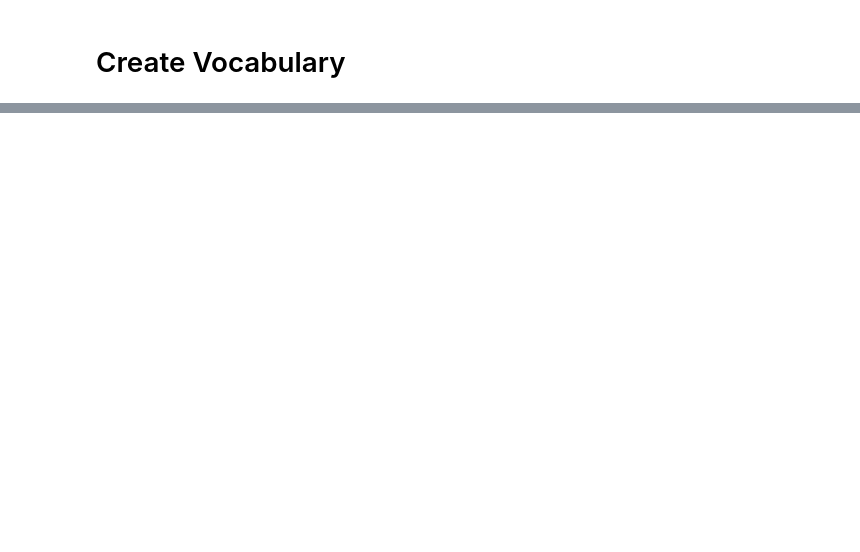
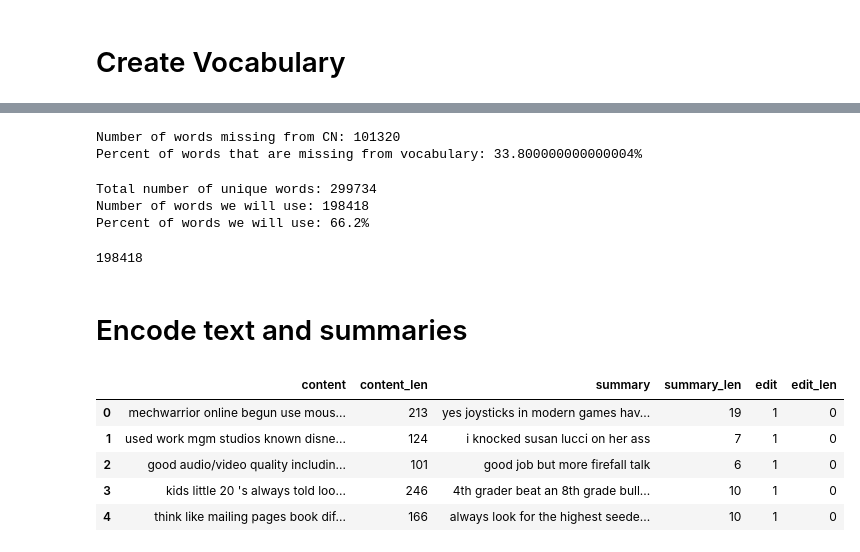
Before and after one commit to kylejcaron/Text_Summarization, a Jupyter notebook: modeling.ipynb, the cells around one changed output, grey strips where cells are left out. Cells and saved outputs as stored; diff of their text form; code cells hidden in the pictures; blank space fills up the shorter version.

```diff
--- a/modeling.ipynb
+++ b/modeling.ipynb
@@ -230,0 +234,80 @@ len(vocab)
+# %%
+# Find the number of words that are missing from CN, and are used more than our threshold.
+missing_words = 0
+threshold = 20
+
+for word, count in vocab.items():
+    if word not in glove_embeddings:
+        missing_words += 1
+
+missing_ratio = round(missing_words/len(vocab),4)*100
+
+print("Number of words missing from glove embeddings:", missing_words)
+print("Percent of words that are missing from vocabulary: {}%".format(missing_ratio))
+# %% [output]
+Number of words missing from CN: 101320
+Percent of words that are missing from vocabulary: 33.800000000000004%
+# %%
+# Limit the vocab that we will use to words that appear ≥ threshold or are in GloVe
+
+#dictionary to convert words to integers
+vocab_to_int = {}
+
+value = 0
+for word, _ in vocab.items():
+    if word in glove_embeddings:
+        vocab_to_int[word] = value
+        value += 1
+
+# Special tokens that will be added to our vocab
+codes = ["<UNK>","<PAD>","<EOS>","<GO>"]
+
+# Add codes to vocab
+for code in codes:
+    vocab_to_int[code] = len(vocab_to_int)
+
+# Dictionary to convert integers to words
+int_to_vocab = {}
+for word, idx in vocab_to_int.items():
+    int_to_vocab[idx] = word
+
+usage_ratio = round(len(vocab_to_int) / len(vocab),4)*100
+
+print("Total number of unique words:", len(vocab))
+print("Number of words we will use:", len(vocab_to_int))
+print("Percent of words we will use: {}%".format(usage_ratio))
+# %% [output]
+Total number of unique words: 299734
+Number of words we will use: 198418
+Percent of words we will use: 66.2%
+# %%
+# Need to use 300 for embedding dimensions to match glove's vectors.
+embedding_dim = 300
+nb_words = len(vocab_to_int)
+
+# Create matrix with default values of zero
+word_embedding_matrix = np.zeros((nb_words, embedding_dim), dtype=np.float32)
+for word, i in vocab_to_int.items():
+    if word in glove_embeddings:
+        word_embedding_matrix[i] = glove_embeddings[word]
+    else:
+        # If word not in CN, create a random embedding for it
+        new_embedding = np.array(np.random.uniform(-1.0, 1.0, embedding_dim))
+        glove_embeddings[word] = new_embedding
+        word_embedding_matrix[i] = new_embedding
+
+# Check if value matches len(vocab_to_int)
+print(len(word_embedding_matrix))
+# %% [output]
+198418
+# %% [markdown]
+# Encode text and summaries
+# %%
+pdf.head()
+# %% [output]
+|  | content | content_len | summary | summary_len | edit | edit_len |
+| 0 | mechwarrior online begun use mous... | 213 | yes joysticks in modern games hav... | 19 | 1 | 0 |
+| 1 | used work mgm studios known disne... | 124 | i knocked susan lucci on her ass | 7 | 1 | 0 |
+| 2 | good audio/video quality includin... | 101 | good job but more firefall talk | 6 | 1 | 0 |
+| 3 | kids little 20 's always told loo... | 246 | 4th grader beat an 8th grade bull... | 10 | 1 | 0 |
+| 4 | think like mailing pages book dif... | 166 | always look for the highest seede... | 10 | 1 | 0 |
```
Also changed, not shown: parts of 38 cells of this notebook.
